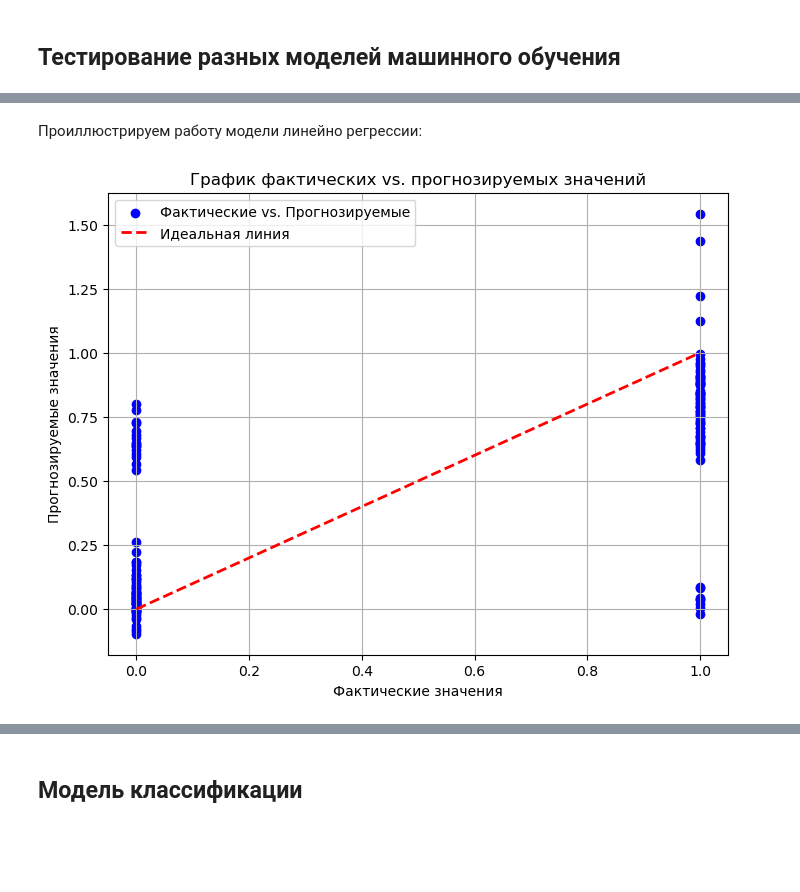
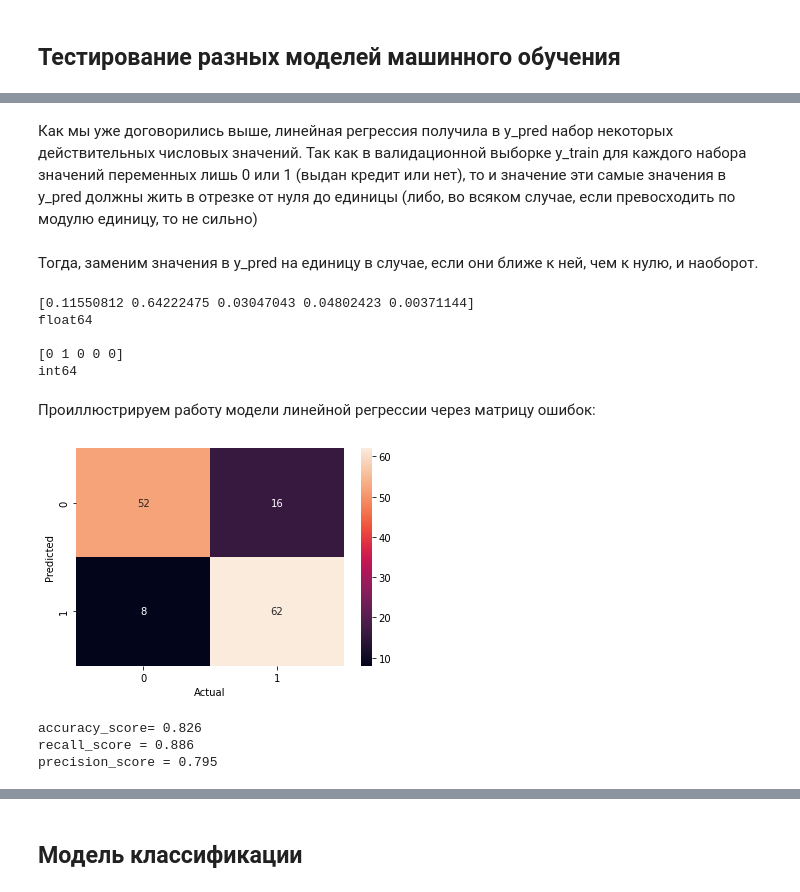
Before and after one commit to aeshef/AlgoTradingLiterature, a Jupyter notebook: ResearchProject.ipynb, the cells around one changed output, grey strips where cells are left out. Drawn from its saved outputs; the diff is of its cells as text; code cells hidden in the pictures; blank space fills up the shorter version.

```diff
--- a/ResearchProject.ipynb
+++ b/ResearchProject.ipynb
@@ -394,15 +440,46 @@ Index.ravel returning ndarray is deprecated; in a future version this will retur
+# %% [markdown]
+Как мы уже договорились выше, линейная регрессия получила в y_pred набор некоторых действительных числовых значений. Так как в валидационной выборке y_train для каждого набора значений переменных лишь 0 или 1 (выдан кредит или нет), то и значение эти самые значения в y_pred должны жить в отрезке от нуля до единицы (либо, во всяком случае, если превосходить по модулю единицу, то не сильно)
+# %% [markdown]
+Тогда, заменим значения в y_pred на единицу в случае, если они ближе к ней, чем к нулю, и наоборот.
+# %%
+threshold = 0.5
+
+# создание массива с замененными значениями
+y_pred_new = np.where(y_pred < threshold, 0, 1)
+
+# посмотрим срез из 5 элементов в старом и новом массивах, а также на типы данных, содержащихся в них
+print(y_pred[:5])
+print(y_pred.dtype)
+print("")
+print(y_pred_new[:5])
+print(y_pred_new.dtype)
+# %% [output]
+[0.11550812 0.64222475 0.03047043 0.04802423 0.00371144]
+float64
+
+[0 1 0 0 0]
+int64
 # %% [markdown]
-Проиллюстрируем работу модели линейно регрессии:
+Проиллюстрируем работу модели линейной регрессии через матрицу ошибок:
-# %%
-plt.figure(figsize=(8, 6))
-plt.scatter(y_test, y_pred, color='blue', label='Фактические vs. Прогнозируемые')
-plt.plot([min(y_test), max(y_test)], [min(y_test), max(y_test)], linestyle='--', color='red', linewidth=2, label='Идеальная линия')
-plt.xlabel('Фактические значения')
-plt.ylabel('Прогнозируемые значения')
-plt.title('График фактических vs. прогнозируемых значений')
-plt.legend()
-plt.grid(True)
-
-plt.show()
-# %% [output]
-[figure, removed]
+# %%
+from sklearn.metrics import accuracy_score, confusion_matrix, classification_report
+
+cm = confusion_matrix(y_test, y_pred_new)
+
+warnings.filterwarnings("ignore")
+fig_mis = px.imshow(cm, text_auto=True)
+sns.heatmap(cm, annot=True, fmt='d')
+plt.xlabel('Actual')
+plt.ylabel('Predicted')
+plt.show()
+warnings.filterwarnings("default")
+# %% [output]
+[figure, added]
+# %%
+print('accuracy_score= {:.3f}'.format(accuracy_score(y_test, y_pred_new)))
+print('recall_score = {:.3f}'.format(recall_score(y_test, y_pred_new)))
+print('precision_score = {:.3f}'.format(precision_score(y_test, y_pred_new)))
+# %% [output]
+accuracy_score= 0.826
+recall_score = 0.886
+precision_score = 0.795
```
Also changed, not shown: parts of 38 cells of this notebook.
